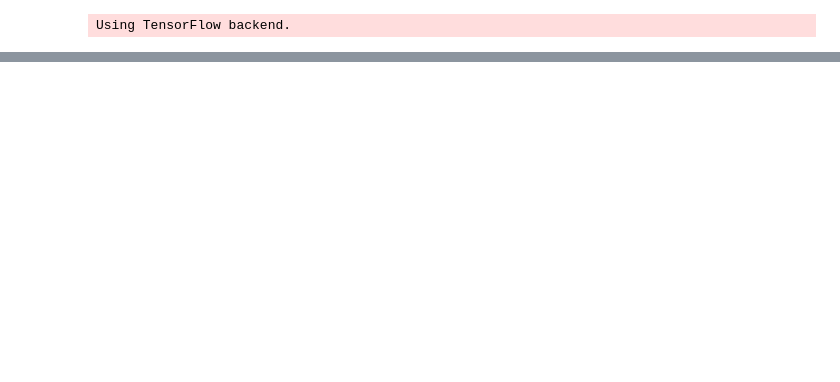
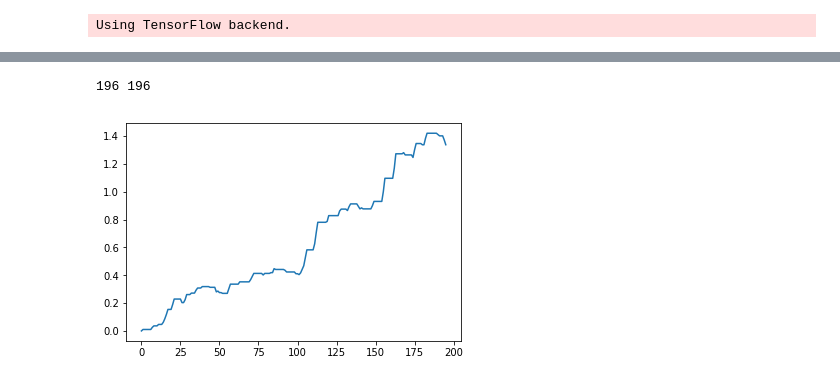
Before and after one commit to rmmartin02/OSRS_Research, a Jupyter notebook: ML/OSRS/Regression.ipynb, the cells around one changed output, grey strips where cells are left out. Drawn from its saved outputs; the diff is of its cells as text; code cells hidden in the pictures; blank space fills up the shorter version.

```diff
--- a/ML/OSRS/Regression.ipynb
+++ b/ML/OSRS/Regression.ipynb
@@ -69,6 +71,9 @@ def minMax(data):
     return d
 # %%
 s_changes = minMax(changes)
+s_movAvg = minMax(movAvg)
 plt.plot(s_changes)
 plt.show()
+plt.plot(s_movAvg)
+plt.show()
 # %% [output]
@@ -75,0 +82,11 @@ plt.show()
+# %%
+x = []
+y = []
+p = []
+size = 10
+for i in range(-1*len(s_changes),-1*size,1):
+    x.append(s_movAvg[i:i+5]+s_changes[i:i+size])
+    y.append(s_changes[i+size+1])
+    p.append(prices[i+size+1])
+print(x[-1],y[-1])
+print(len(x),len(y),len(p))
@@ -105,2 +126,16 @@ print(x_train[0],y_train[0],x_test[0],y_test[0])
+# %%
+import util.trading_systems as ts
+
+data = prices[-1*len(y_test):]
+chan = s_changes[-1*len(y_test)-1:-1]
+budget = 100 * data[-1]
+bl = int(items.getInfo(item)['buyLimit'])
+print(len(data),len(chan))
+pp = ts.perfectProfit(chan,0,y_test,data,bl,budget)
+plt.plot(pp)
+plt.show()
+# %% [output]
+196 196
+[figure, added]
 # %%
 model = Sequential()
```
Also changed, not shown: parts of 19 cells of this notebook, 11 other files.
